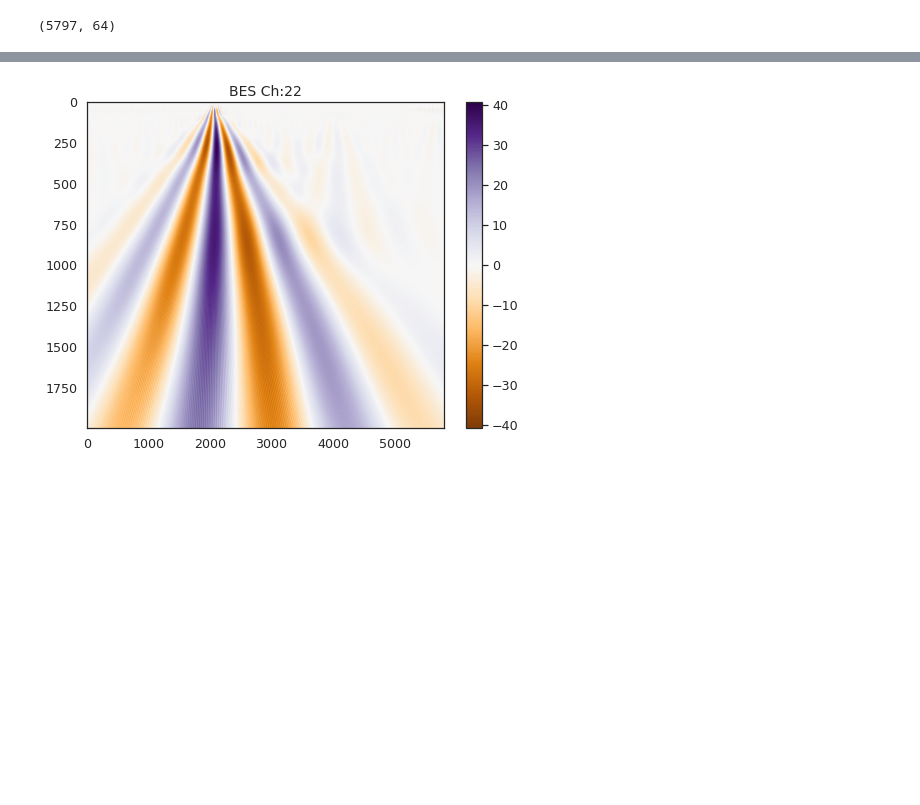
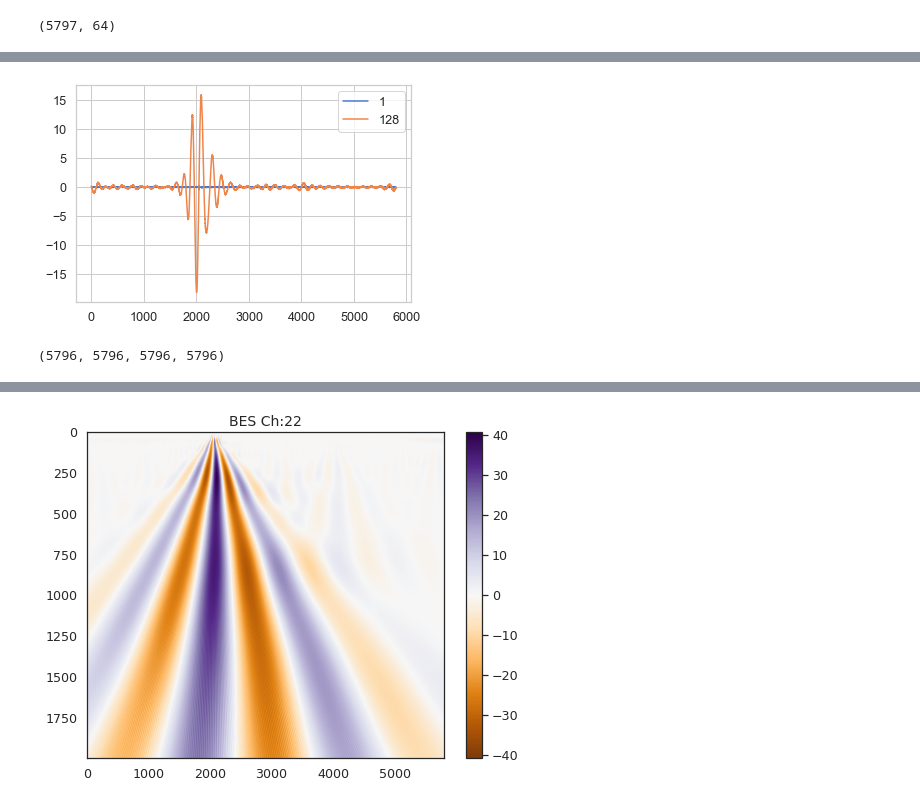
Before and after one commit to PlasmaControl/bes-edgeml-models, a Jupyter notebook: elm_classification/notebooks/wavelet_transform_torch.ipynb, the cells around one changed output, grey strips where cells are left out. Saved outputs shown, nothing was run; the diff lists cells and outputs as text; code cells hidden in the pictures; blank space fills up the shorter version.

```diff
--- a/elm_classification/notebooks/wavelet_transform_torch.ipynb
+++ b/elm_classification/notebooks/wavelet_transform_torch.ipynb
@@ -51,0 +80,13 @@ plt.title('BES Ch:1', fontsize=14);
+# %%
+plt.plot(coeffs[0, :], label='1')
+plt.plot(coeffs[-1, :], label='128')
+plt.legend()
+plt.show()
+# %% [output]
+[figure, added]
+# %%
+coeff_list = pywt.swt(signal_ch1[:-1], 'db2', level=2)
+(cA2, cD2), (cA1, cD1) = coeff_list
+len(cA2), len(cD2), len(cA1), len(cD1)
+# %% [output]
+(5796, 5796, 5796, 5796)
```
Also changed, not shown: parts of 6 cells of this notebook.
